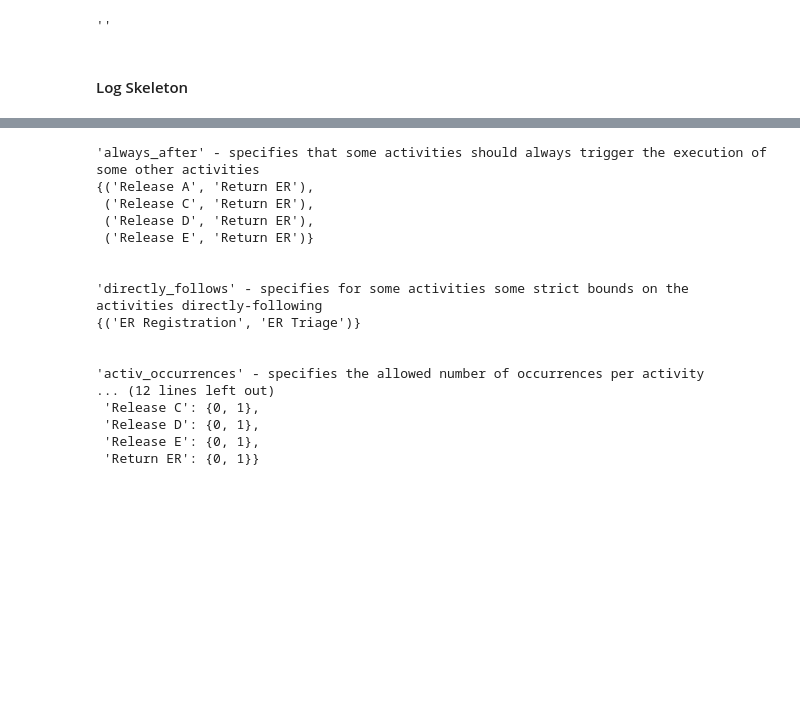
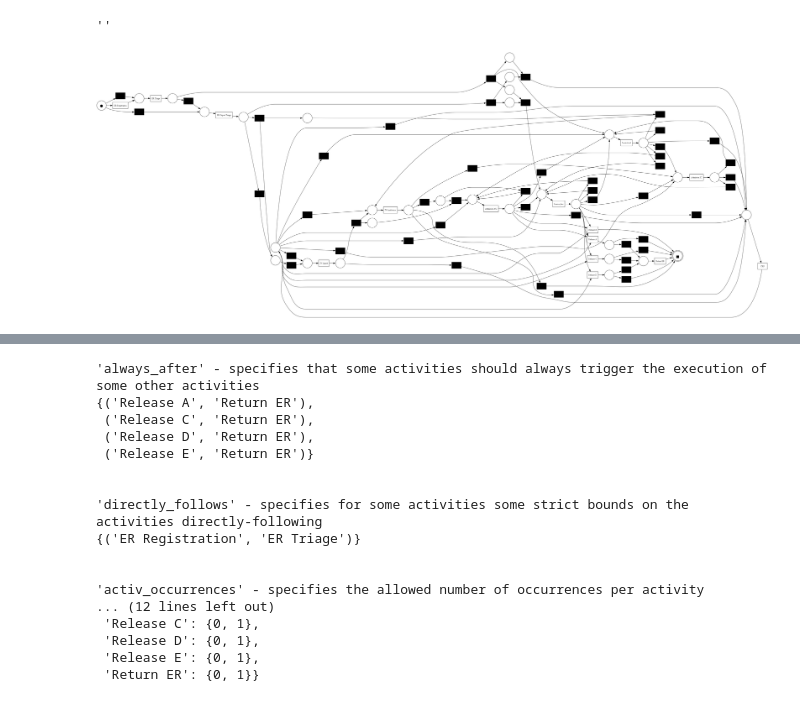
Before and after one commit to LukaszSzarecki/bis-project, a Jupyter notebook: variant_analysis.ipynb, the cells around one changed output, grey strips where cells are left out. Saved outputs shown, nothing was run; the diff lists cells and outputs as text; code cells hidden in the pictures; blank space fills up the shorter version.

```diff
--- a/variant_analysis.ipynb
+++ b/variant_analysis.ipynb
@@ -480,5 +486,9 @@ current_time = datetime.now().strftime('%d-%H-%M')
 pm4py.save_vis_heuristics_net(heu_net, f'charts\\filteredLogHeuristicNet_{fragment}_{current_time}.png')
 # %% [output]
 ''
-# %% [markdown]
-#### Log Skeleton
+# %%
+net, im, fm = pm4py.discover_petri_net_heuristics(filtered_log_df, dependency_threshold=0.8)
+
+pm4py.view_petri_net(net, im, fm)
+# %% [output]
+[figure, added]
```
Also changed, not shown: parts of 6 cells of this notebook, 1 other file.
